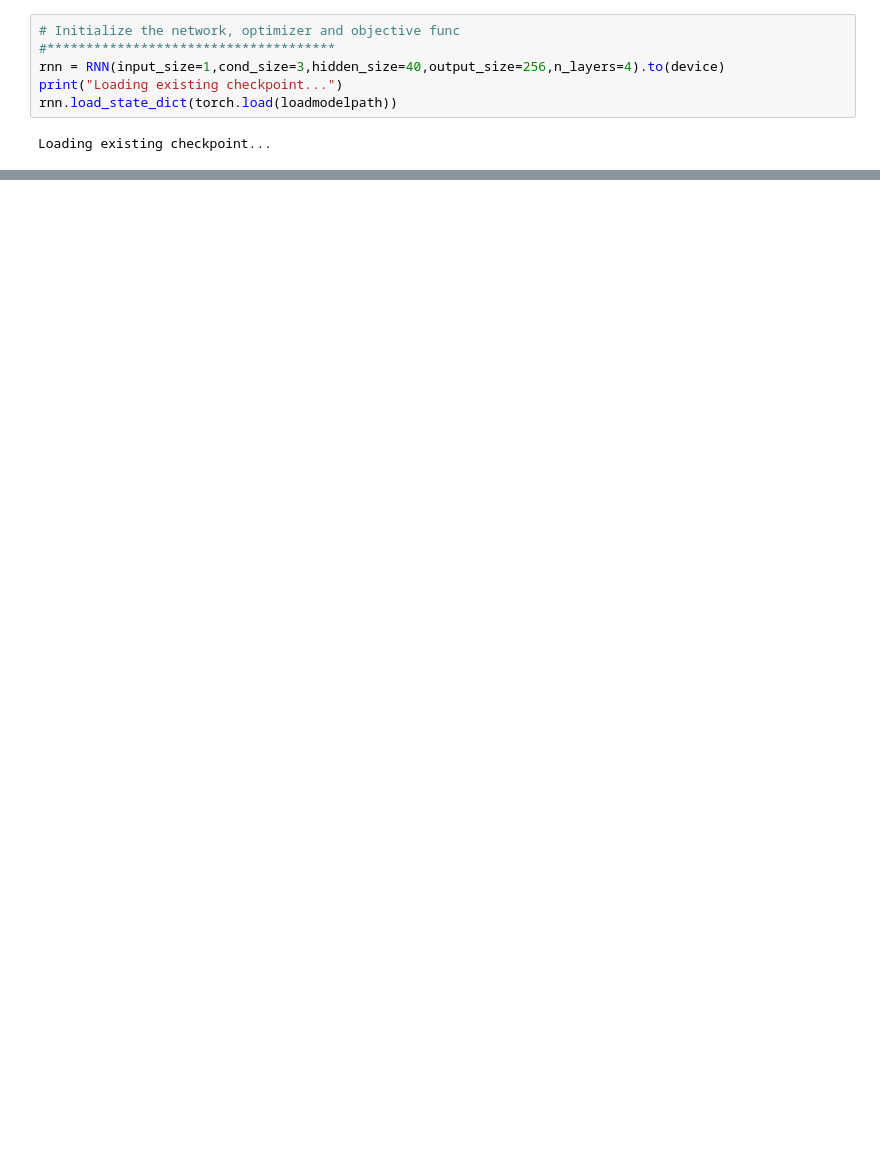
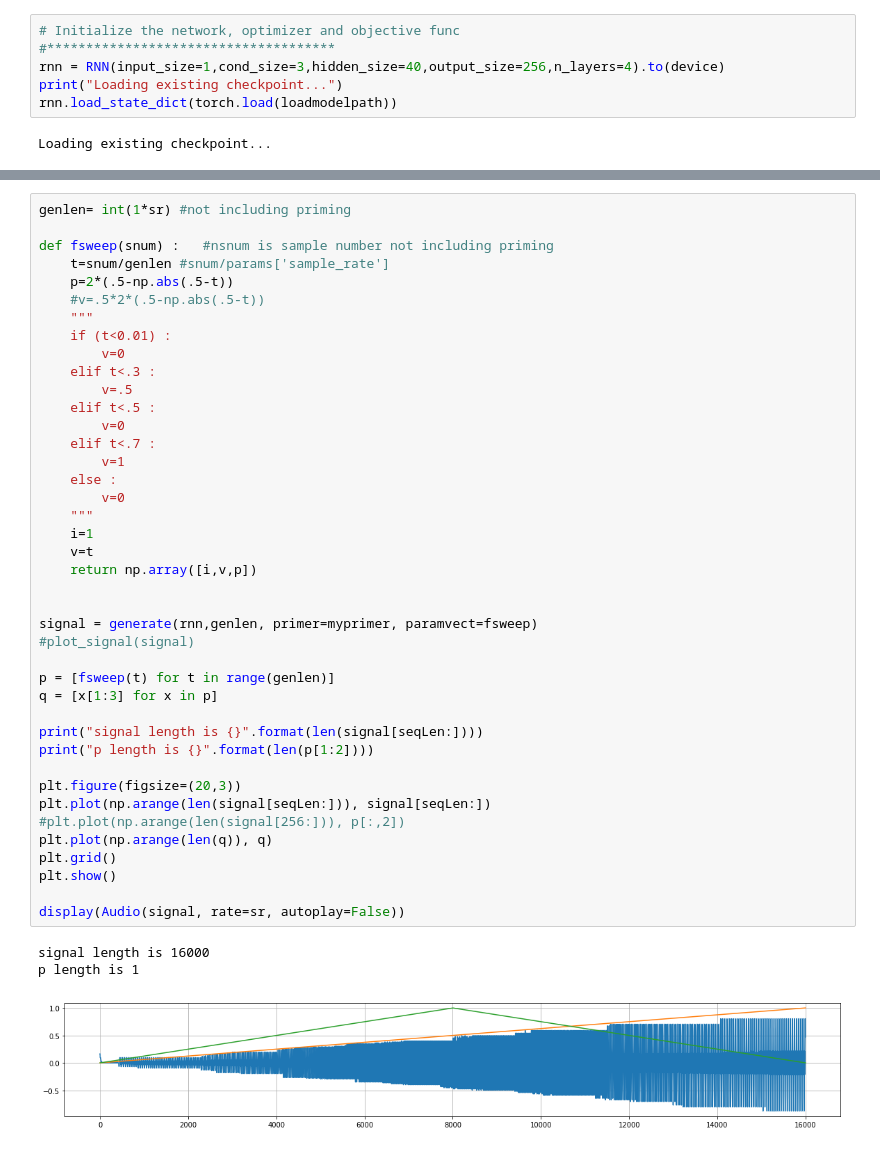
Before and after one commit to muhdhuz/RNNControl, a Jupyter notebook: explore_generation.ipynb, the cells around one changed output, grey strips where cells are left out. Saved outputs shown, nothing was run; the diff lists cells and outputs as text; blank space fills up the shorter version.

```diff
--- a/explore_generation.ipynb
+++ b/explore_generation.ipynb
@@ -202,3 +220,48 @@ w = interactive(widgetfunc, x=xslider, y=yslider, z=zslider)
 display(w)
 # %% [output]
 interactive(children=(FloatSlider(value=0.0, continuous_update=False, description='instID', max=1.0, step=0.01…
+# %%
+genlen= int(1*sr) #not including priming
+
+def fsweep(snum) :   #nsnum is sample number not including priming
+    t=snum/genlen #snum/params['sample_rate']
+    p=2*(.5-np.abs(.5-t))
+    #v=.5*2*(.5-np.abs(.5-t))
+    """
+    if (t<0.01) :
+        v=0
+    elif t<.3 :
+        v=.5
+    elif t<.5 :
+        v=0
+    elif t<.7 :
+        v=1
+    else :
+        v=0
+    """
+    i=1
+    v=t
+    return np.array([i,v,p])
+
+
+signal = generate(rnn,genlen, primer=myprimer, paramvect=fsweep)
+#plot_signal(signal)
+
+p = [fsweep(t) for t in range(genlen)]
+q = [x[1:3] for x in p]
+
+print("signal length is {}".format(len(signal[seqLen:])))
+print("p length is {}".format(len(p[1:2])))
+
+plt.figure(figsize=(20,3))
+plt.plot(np.arange(len(signal[seqLen:])), signal[seqLen:])
+#plt.plot(np.arange(len(signal[256:])), p[:,2])
+plt.plot(np.arange(len(q)), q)
+plt.grid()
+plt.show()
+
+display(Audio(signal, rate=sr, autoplay=False))
+# %% [output]
+signal length is 16000
+p length is 1
+[figure, added]
```
Also changed, not shown: parts of 6 cells of this notebook, 1 other file.
